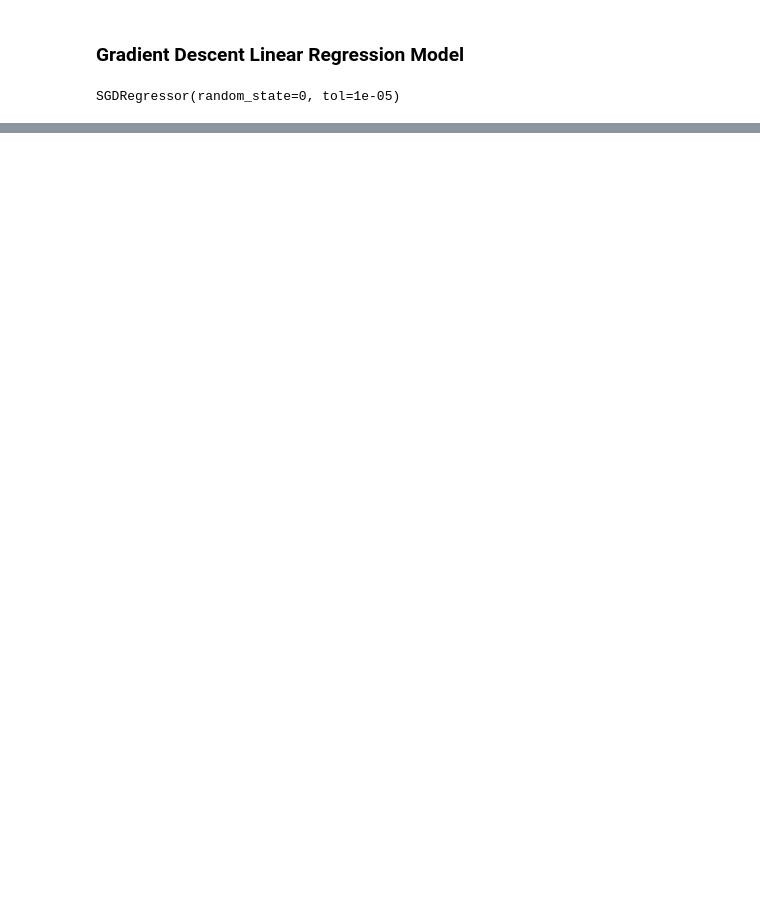
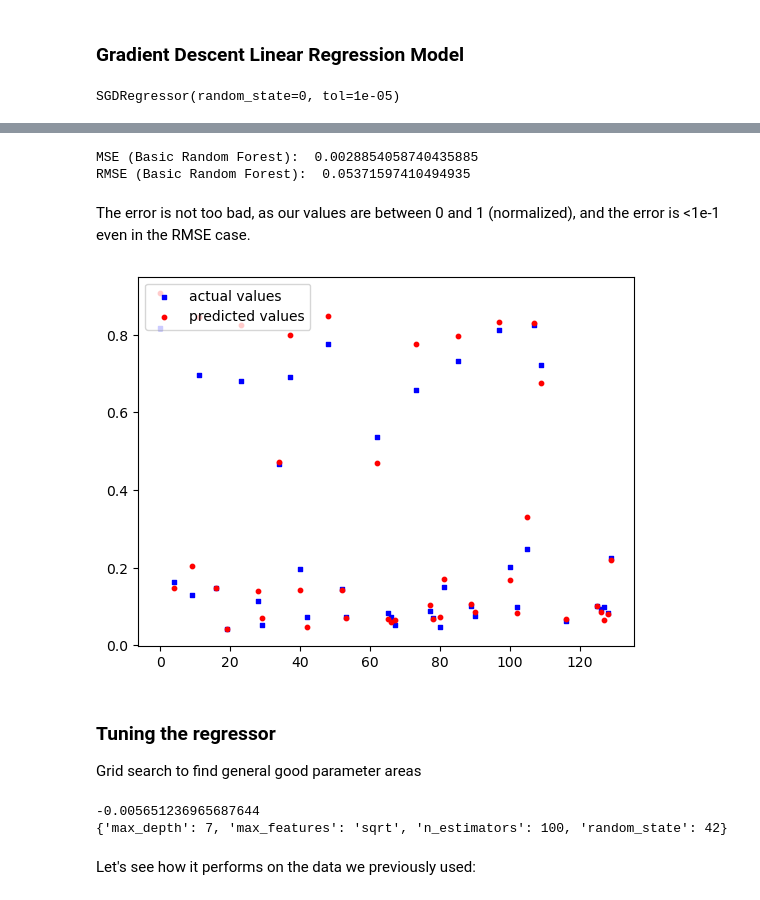
Before and after one commit to kevinjin21/AIMLProjects, a Jupyter notebook: Capstone/Modeling.ipynb, the cells around one changed output, grey strips where cells are left out. Drawn from its saved outputs; the diff is of its cells as text; code cells hidden in the pictures; blank space fills up the shorter version.

```diff
--- a/Capstone/Modeling.ipynb
+++ b/Capstone/Modeling.ipynb
@@ -310,0 +396,4 @@ plt.title('Linear Regression, Gyeonggido Temperature vs. Gas Usage');
+# %%
+gyeonggi_norm = gyeonggi_full.copy()
+gyeonggi_norm = normalize(gyeonggi_norm.drop(columns=['Year', 'Month']))
+gyeonggi_norm
@@ -310,0 +416,7 @@ plt.title('Linear Regression, Gyeonggido Temperature vs. Gas Usage');
+# %%
+# Separate target and features
+target = gyeonggi_norm.Gyeonggido_Gas
+features = gyeonggi_norm.drop(columns='Gyeonggido_Gas')
+# %%
+# Split into training and test data
+X_train, X_test, y_train, y_test = train_test_split(features, target, test_size=.3, random_state=17)
@@ -310,0 +426,5 @@ plt.title('Linear Regression, Gyeonggido Temperature vs. Gas Usage');
+# %%
+# initialize regressor
+forest = RandomForestRegressor(random_state=42)
+forest = forest.fit(X_train, y_train)
+y_pred = forest.predict(X_test)
@@ -310,0 +434,24 @@ plt.title('Linear Regression, Gyeonggido Temperature vs. Gas Usage');
+# %%
+mse = mean_squared_error(y_test, y_pred)
+rmse = mse**.5
+print('MSE (Basic Random Forest): ', mse)
+print('RMSE (Basic Random Forest): ', rmse)
+# %% [output]
+MSE (Basic Random Forest):  0.0028854058740435885
+RMSE (Basic Random Forest):  0.05371597410494935
+# %% [markdown]
+The error is not too bad, as our values are between 0 and 1 (normalized), and the error is <1e-1 even in the RMSE case.
+# %%
+# just visualizing the data for now
+fig = plt.figure()
+ax1 = fig.add_subplot(111)
+
+ax1.scatter(X_test.index, y_test, s=10, c='b', marker="s", label='actual values')
+ax1.scatter(X_test.index,y_pred, s=10, c='r', marker="o", label='predicted values')
+plt.legend(loc='upper left')
+plt.show()
+# %% [output]
+[figure, added]
+# %% [markdown]
+### Tuning the regressor
+Grid search to find general good parameter areas
@@ -310,0 +476,8 @@ plt.title('Linear Regression, Gyeonggido Temperature vs. Gas Usage');
+# %%
+print(result.best_score_)
+print(result.best_params_)
+# %% [output]
+-0.005651236965687644
+{'max_depth': 7, 'max_features': 'sqrt', 'n_estimators': 100, 'random_state': 42}
+# %% [markdown]
+Let's see how it performs on the data we previously used:
```
Also changed, not shown: parts of 36 cells of this notebook, 1 other file.
